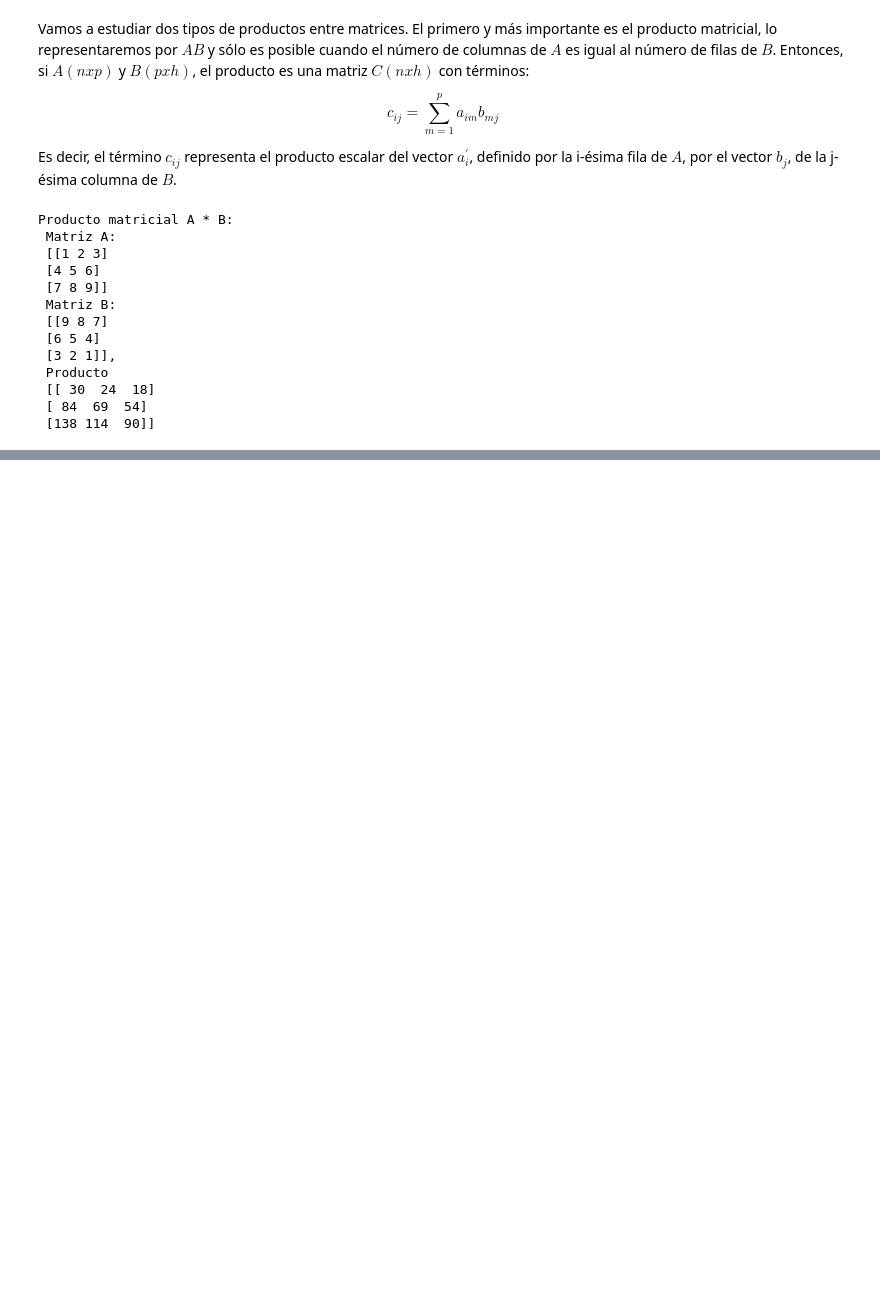
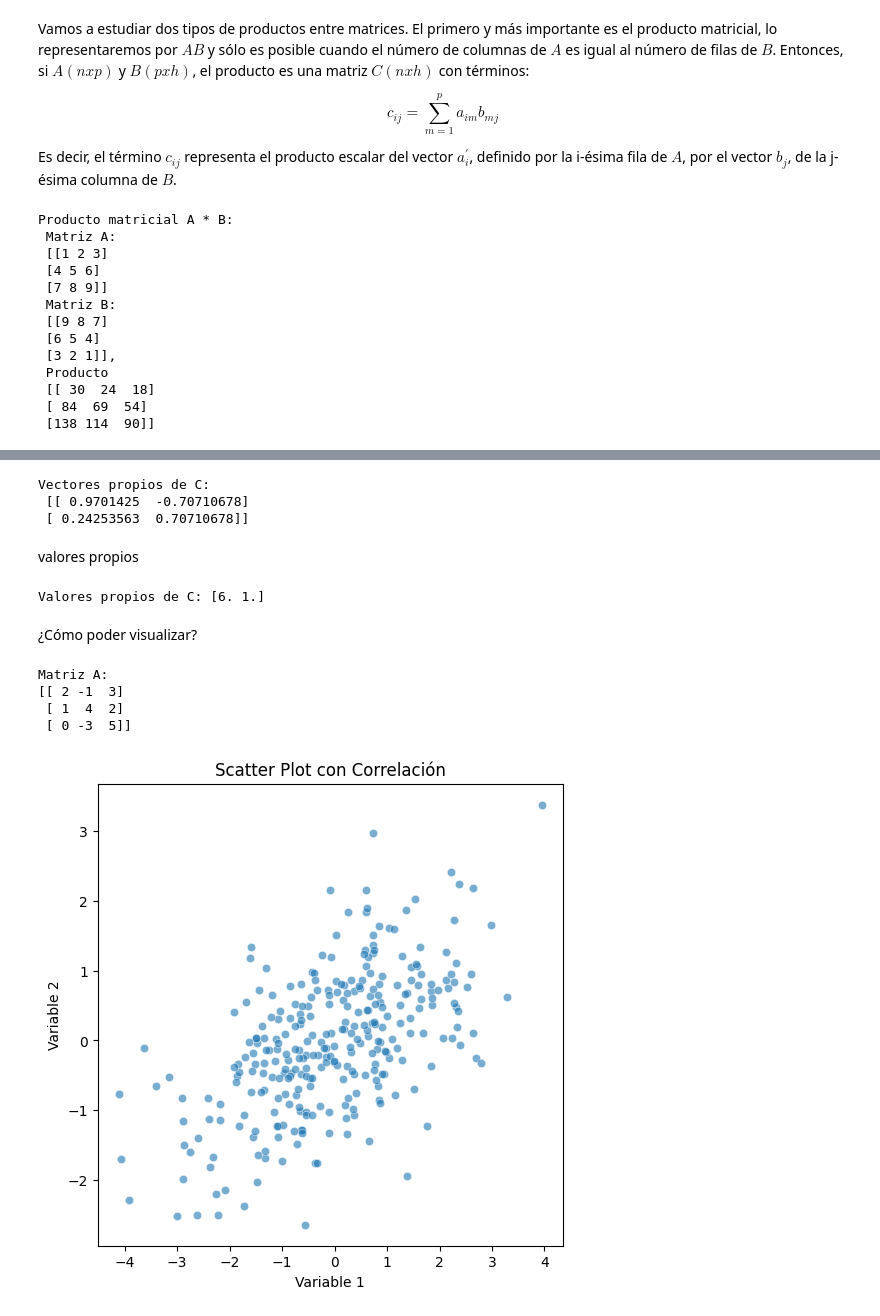
Before and after one commit to julihdez36/Metodos_estadisticos, a Jupyter notebook: Sesion 1.ipynb, the cells around one changed output, grey strips where cells are left out. Saved outputs shown, nothing was run; the diff lists cells and outputs as text; code cells hidden in the pictures; blank space fills up the shorter version.

```diff
--- a/Sesion 1.ipynb
+++ b/Sesion 1.ipynb
@@ -288,0 +356,64 @@ Producto matricial A * B:
+# %%
+import numpy as np
+
+# Definir una matriz cuadrada
+C = np.array([
+    [5, 4],
+    [1, 2]
+])
+
+# Calcular los vectores y valores propios de la matriz C
+eigenvalues, eigenvectors = np.linalg.eig(C)
+print("Vectores propios de C:\n", eigenvectors)
+# %% [output]
+Vectores propios de C:
+ [[ 0.9701425  -0.70710678]
+ [ 0.24253563  0.70710678]]
+# %% [markdown]
+valores propios
+# %%
+import numpy as np
+
+C = np.array([
+    [5, 4],
+    [1, 2]
+])
+
+eigenvalues, _ = np.linalg.eig(C)
+print("Valores propios de C:", eigenvalues)
+# %% [output]
+Valores propios de C: [6. 1.]
+# %% [markdown]
+¿Cómo poder visualizar?
+# %%
+A = np.array([[2, -1, 3],
+              [1,  4, 2],
+              [0, -3, 5]])
+
+# Mostrar la matriz
+print("Matriz A:")
+print(A)
+# %% [output]
+Matriz A:
+[[ 2 -1  3]
+ [ 1  4  2]
+ [ 0 -3  5]]
+# %%
+import seaborn as sns
+import pandas as pd
+
+# Crear datos aleatorios con correlación
+mean = [0, 0]  # Media en (0,0)
+cov = [[2, 0.8], [0.8, 1]]  # Matriz de covarianza
+
+# Generar datos
+data = np.random.multivariate_normal(mean, cov, size=300)
+df = pd.DataFrame(data, columns=['Variable 1', 'Variable 2'])
+
+# Scatter plot con Seaborn
+plt.figure(figsize=(6,6))
+sns.scatterplot(x='Variable 1', y='Variable 2', data=df, alpha=0.6)
+plt.title("Scatter Plot con Correlación")
+plt.show()
+# %% [output]
+[figure, added]
```
Also changed, not shown: parts of 9 cells of this notebook.
